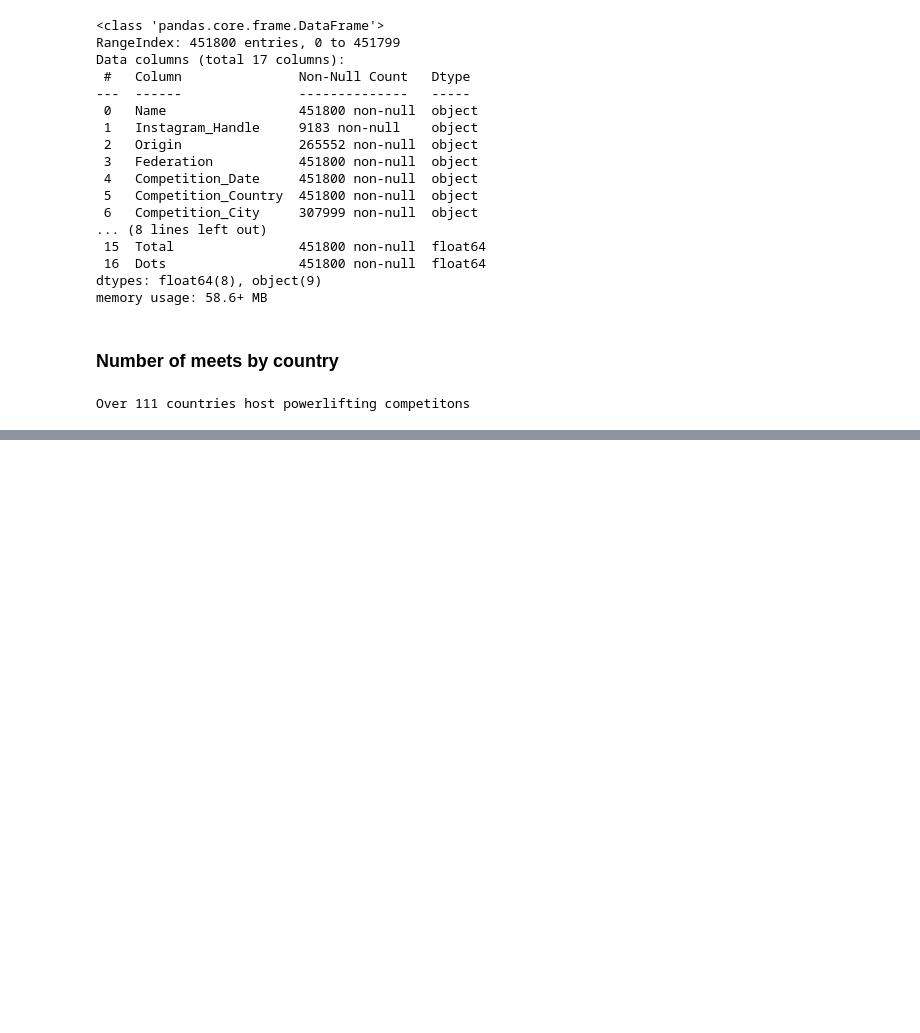
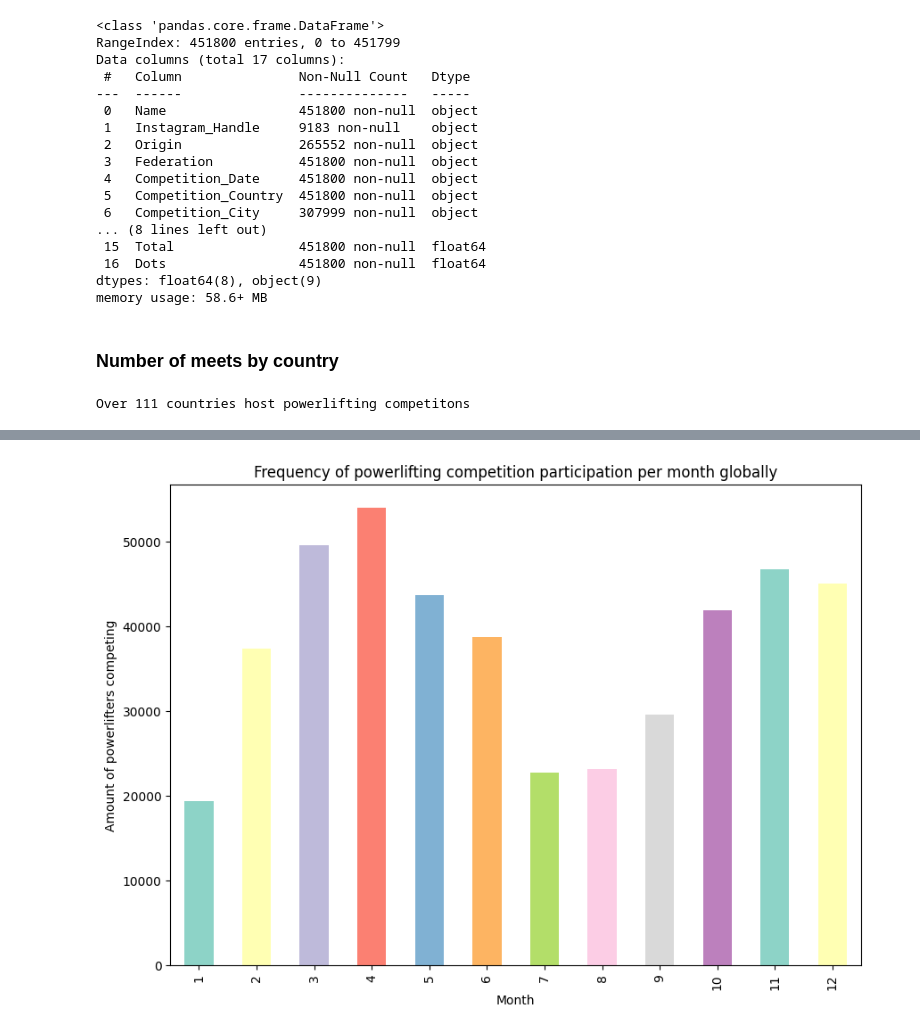
Before and after one commit to pranav142/Openpowerlifting-Database, a Jupyter notebook: notebooks/processed_EDA.ipynb, the cells around one changed output, grey strips where cells are left out. Saved outputs shown, nothing was run; the diff lists cells and outputs as text; code cells hidden in the pictures; blank space fills up the shorter version.

```diff
--- a/notebooks/processed_EDA.ipynb
+++ b/notebooks/processed_EDA.ipynb
@@ -164,0 +149,12 @@ plt.show()
+# %%
+month_counts = pd.to_datetime(df['Competition_Date']).dt.month.value_counts().sort_index()
+
+plot_bar_graph(
+    data=month_counts,
+    title="Frequency of powerlifting competition participation per month globally",
+    xlabel="Month",
+    ylabel="Amount of powerlifters competing",
+    kind='bar'
+)
+# %% [output]
+[figure, added]
```
Also changed, not shown: parts of 22 cells of this notebook, 2 other files.
